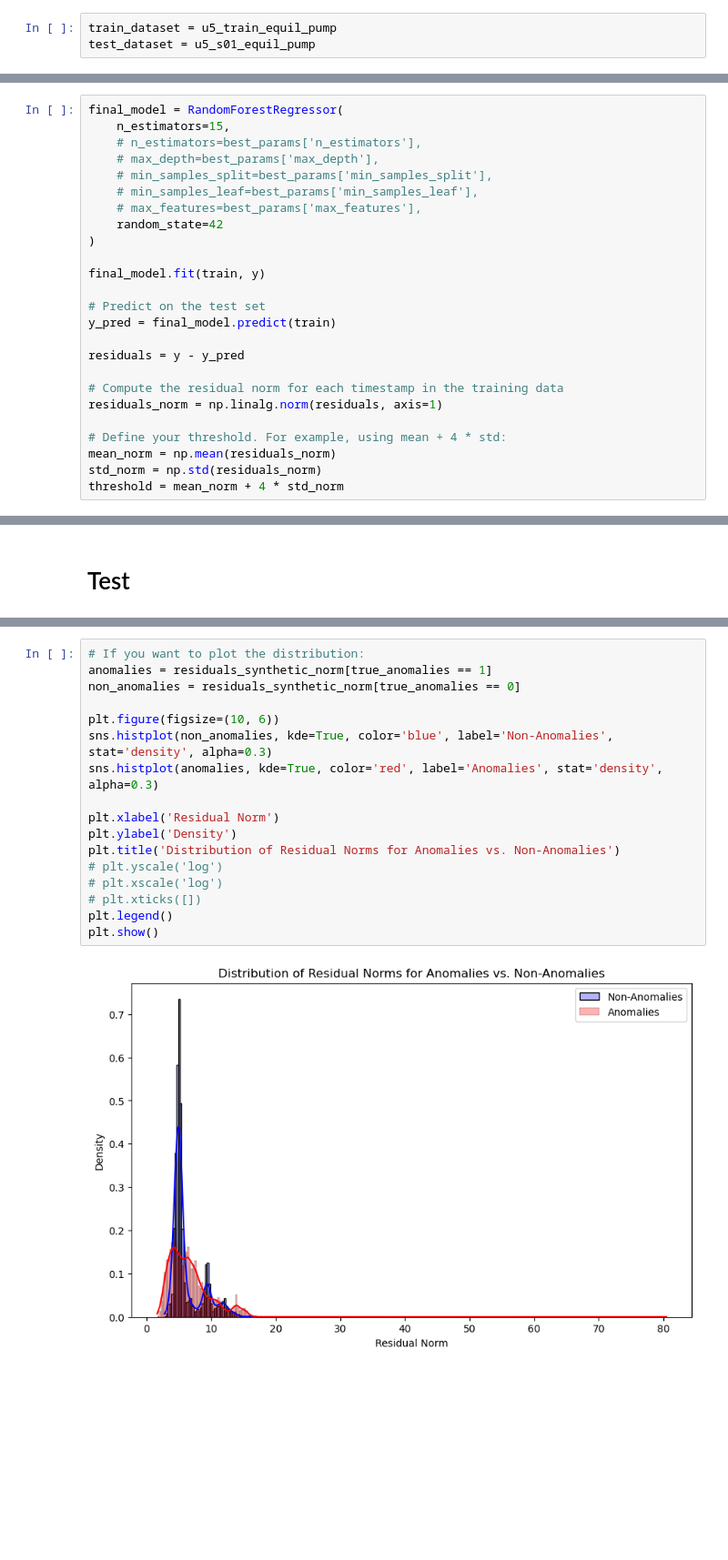
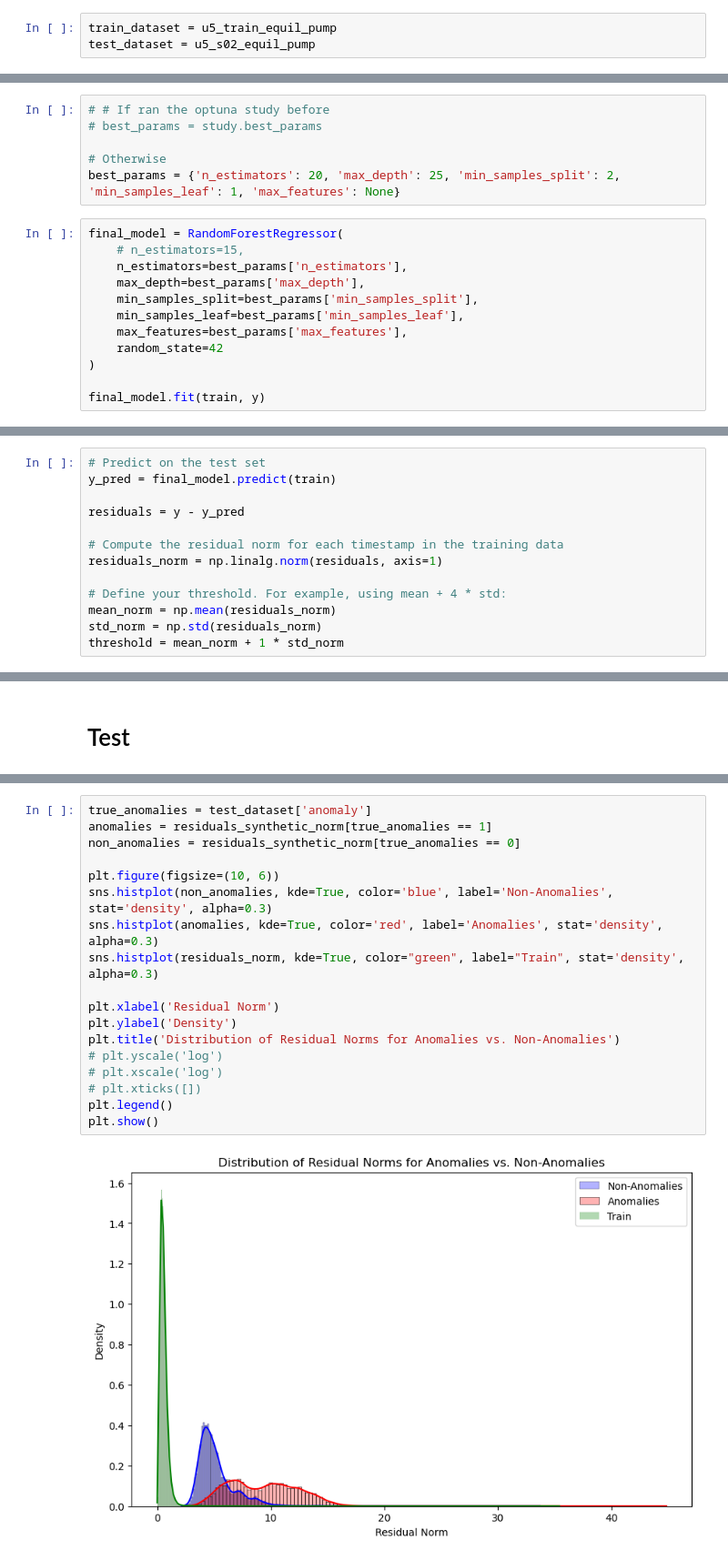
Before and after one commit to j0shcd/ml4pm-project, a Jupyter notebook: regression_forest.ipynb, the cells around one changed output, grey strips where cells are left out. Shown: that part at 91% size. Cells and saved outputs as stored; diff of their text form; blank space fills up the shorter version.

Commit message:
good random forest

```diff
--- a/regression_forest.ipynb
+++ b/regression_forest.ipynb
@@ -91,6 +45,6 @@ u6_test_equil_pump = data_preprocessing.u6_test_equil_pump
 # %%
 train_dataset = u5_train_equil_pump
-test_dataset = u5_s01_equil_pump
+test_dataset = u5_s02_equil_pump
 # %%
 features = ['tot_activepower', 'ext_tmp', 'plant_tmp', 'coupler_position', 'pump_calculated_flow',
             'pump_pressure_diff', 'pump_rotspeed', 'turbine_pressure', 'turbine_rotspeed',
@@ -199,0 +145,18 @@ y = train_dataset[target_features]
+# %%
+# # If ran the optuna study before
+# best_params = study.best_params
+
+# Otherwise
+best_params = {'n_estimators': 20, 'max_depth': 25, 'min_samples_split': 2, 'min_samples_leaf': 1, 'max_features': None}
+# %%
+final_model = RandomForestRegressor(
+    # n_estimators=15,
+    n_estimators=best_params['n_estimators'],
+    max_depth=best_params['max_depth'],
+    min_samples_split=best_params['min_samples_split'],
+    min_samples_leaf=best_params['min_samples_leaf'],
+    max_features=best_params['max_features'],
+    random_state=42
+)
+
+final_model.fit(train, y)
@@ -200,16 +166,4 @@ y = train_dataset[target_features]
 # %%
-final_model = RandomForestRegressor(
-    n_estimators=15,
-    # n_estimators=best_params['n_estimators'],
-    # max_depth=best_params['max_depth'],
-    # min_samples_split=best_params['min_samples_split'],
-    # min_samples_leaf=best_params['min_samples_leaf'],
-    # max_features=best_params['max_features'],
-    random_state=42
-)
-
-final_model.fit(train, y)
-
 # Predict on the test set
 y_pred = final_model.predict(train)
 
@@ -221,4 +175,4 @@ residuals_norm = np.linalg.norm(residuals, axis=1)
 # Define your threshold. For example, using mean + 4 * std:
 mean_norm = np.mean(residuals_norm)
 std_norm = np.std(residuals_norm)
-threshold = mean_norm + 4 * std_norm
+threshold = mean_norm + 1 * std_norm
@@ -302,19 +190,20 @@ true_anomalies = test_dataset['anomaly']
 # %%
-# If you want to plot the distribution:
+true_anomalies = test_dataset['anomaly']
 anomalies = residuals_synthetic_norm[true_anomalies == 1]
 non_anomalies = residuals_synthetic_norm[true_anomalies == 0]
 
 plt.figure(figsize=(10, 6))
 sns.histplot(non_anomalies, kde=True, color='blue', label='Non-Anomalies', stat='density', alpha=0.3)
 sns.histplot(anomalies, kde=True, color='red', label='Anomalies', stat='density', alpha=0.3)
+sns.histplot(residuals_norm, kde=True, color="green", label="Train", stat='density', alpha=0.3)
 
 plt.xlabel('Residual Norm')
 plt.ylabel('Density')
 plt.title('Distribution of Residual Norms for Anomalies vs. Non-Anomalies')
 # plt.yscale('log')
 # plt.xscale('log')
 # plt.xticks([])
 plt.legend()
 plt.show()
 # %% [output]
-[figure, old version]
+[figure, new version]
```
Also changed, not shown: parts of 27 cells of this notebook.
